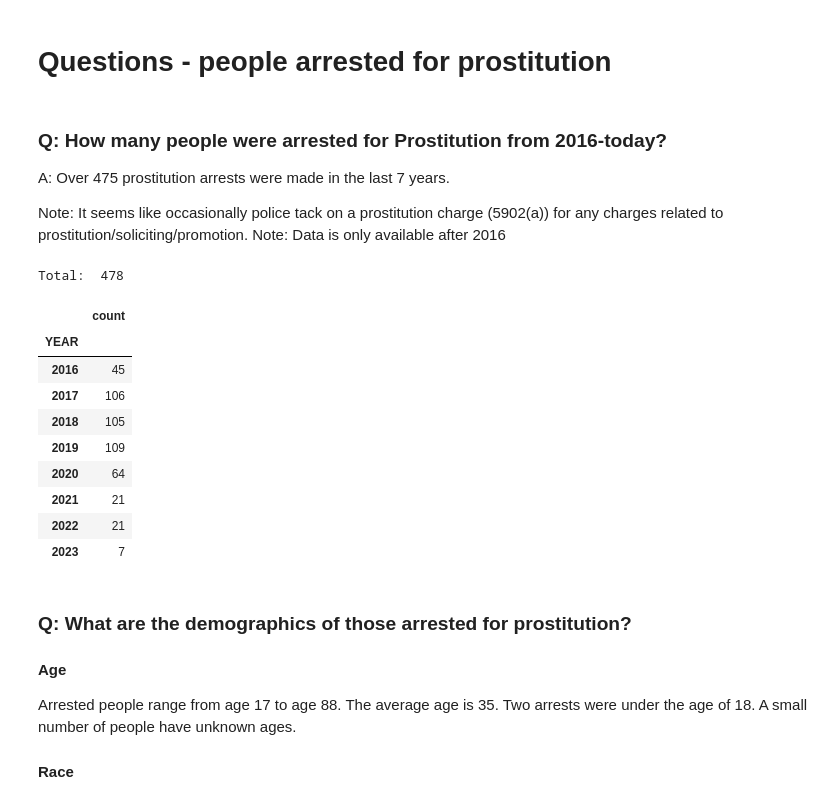
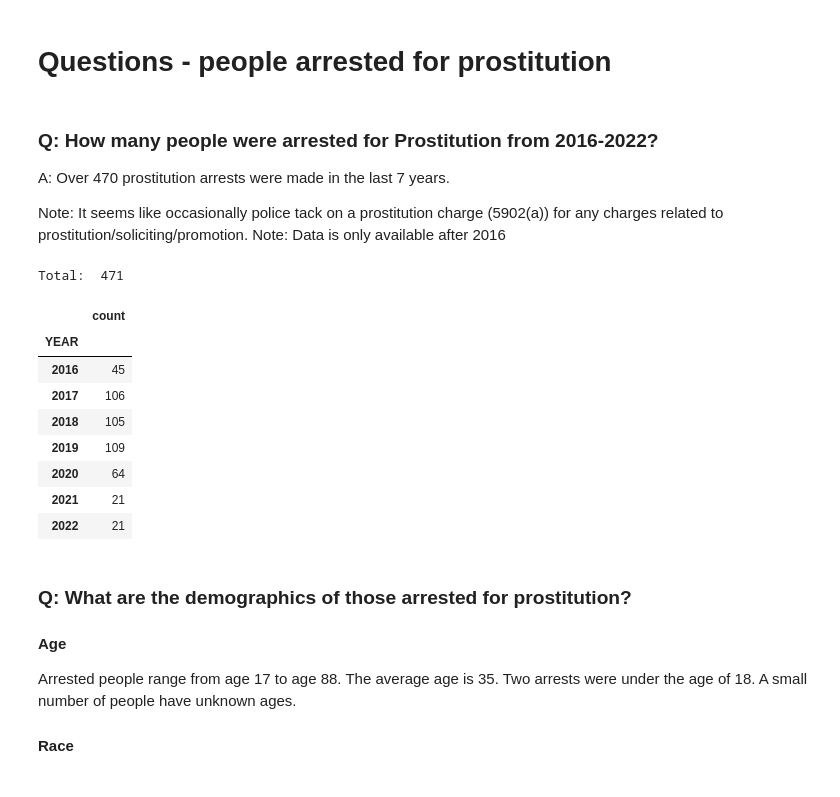
Before and after one commit to moates/pghSWArrests, a Jupyter notebook: arrest_data_analysis.ipynb, the cells around one changed output. Drawn from its saved outputs; the diff is of its cells as text; code cells hidden in the pictures.

```diff
--- a/arrest_data_analysis.ipynb
+++ b/arrest_data_analysis.ipynb
@@ -261,3 +272,9 @@ data["PUBLIC_WORKS_DIVISION"] = data["COUNCIL_DISTRICT"].fillna("Unknown")
+# %%
+start_date = "2016-01-01"
+end_date = "2023-01-01"
+#end_date = pd.Timestamp.today()
+
+data = data.loc[(data.ARRESTTIME > start_date) & (data.ARRESTTIME < end_date)]
 # %%
 base_data = data.copy()
 # %% [markdown]
@@ -309,33 +326,32 @@ Index(['PK', 'CCR', 'AGE', 'GENDER', 'RACE', 'ARRESTTIME', 'ARRESTLOCATION',
 # %% [markdown]
 # Questions - people arrested for prostitution
 # %% [markdown]
-### Q: How many people were arrested for Prostitution from 2016-today?
+### Q: How many people were arrested for Prostitution from 2016-2022?
 
-A: Over 475 prostitution arrests were made in the last 7 years.
+A: Over 470 prostitution arrests were made in the last 7 years.
 
 Note: It seems like occasionally police tack on a prostitution charge (5902(a)) for any charges related to prostitution/soliciting/promotion.
 Note: Data is only available after 2016
 # %%
-start_date = "2016-01-01"
-#end_date = "2019-01-01"
-end_date = pd.Timestamp.today()
+#start_date = "2016-01-01"
+#end_date = "2023-01-01"
+#end_date = pd.Timestamp.today()
 
-data = data.loc[(data.ARRESTTIME > start_date) & (data.ARRESTTIME < end_date)]
+#data = data.loc[(data.ARRESTTIME > start_date) & (data.ARRESTTIME < end_date)]
 output = data.loc[data.ISPROVIDER][["YEAR"]]
 print("Total: ", output.value_counts().sum())
 pd.DataFrame(output.value_counts(sort=False))
 # %% [output]
-Total:  478
+Total:  471
 |  | count |
 | YEAR |  |
 | 2016 | 45 |
 | 2017 | 106 |
 | 2018 | 105 |
 | 2019 | 109 |
 | 2020 | 64 |
 | 2021 | 21 |
 | 2022 | 21 |
-| 2023 | 7 |
 # %% [markdown]
 ### Q: What are the demographics of those arrested for prostitution?
 
```
Also changed, not shown: parts of 33 cells of this notebook, 1 other file.
